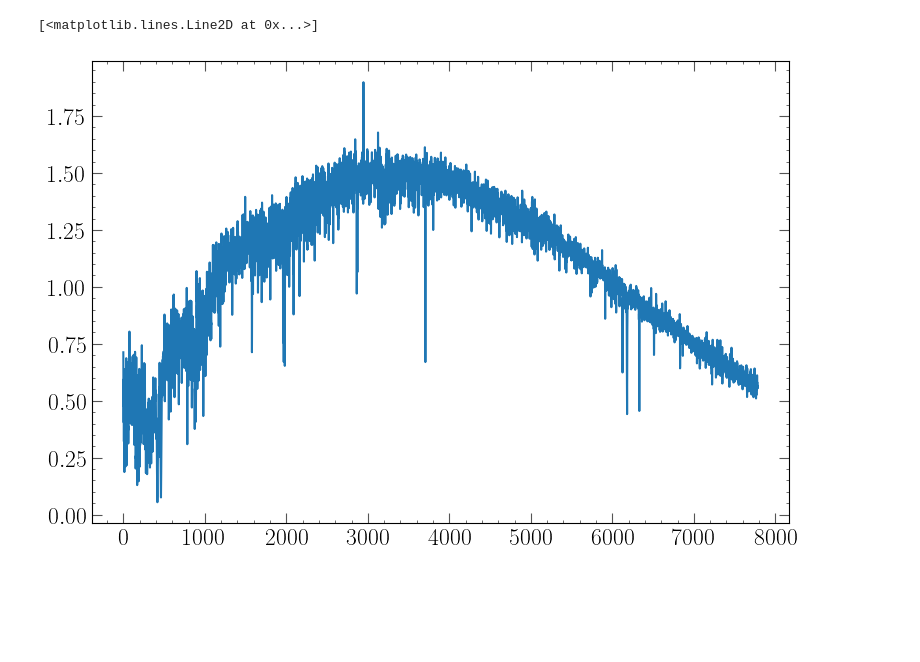
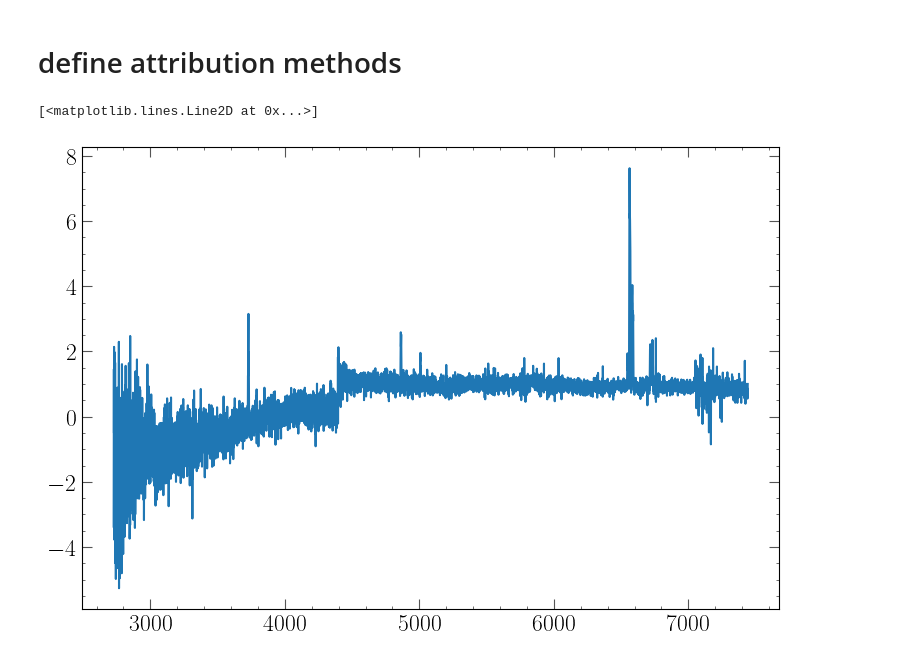
Before and after one commit to al-jshen/imo, a Jupyter notebook: notebooks/attributions.ipynb, the cells around one changed output. Saved outputs shown, nothing was run; the diff lists cells and outputs as text; code cells hidden in the pictures; blank space fills up the shorter version.

```diff
--- a/notebooks/attributions.ipynb
+++ b/notebooks/attributions.ipynb
@@ -73,3 +119,5 @@ metadata = dict(
+# %% [markdown]
+# define attribution methods
 # %%
 ig = IntegratedGradients(model)
 fa = FeatureAblation(model)
@@ -225,8 +286,21 @@ attribution_labels = [
 ]
 # %%
-ix = 13
+ix = 3
 # %%
-plt.plot(spectra[ix].detach().cpu())
+xwave = DESI._wave_obs / (1 + metadata['z'][ix].item())
+
+plt.plot(xwave, spectra[ix].detach().cpu())
+# plt.plot(star_spec[2], c='gray', alpha=0.6, lw=0.4)
+# [plt.plot(xwave, abl[i], c='gray', alpha=0.3) for i in range(8)]
+# plt.xlim(6550, 6600)
+# plt.xlim(3700, 3750)
+# plt.axvline(6564.61)
+# plt.axvline(6567)
+# plt.axvline(6561)
+# plt.ylim(-1.5, 4)
+# plt.axvline(6583)
+# plt.axvline(6585.27)
+# plt.plot(xwave, model.reconstruct(spectra[ix], metadata['z'][ix]).detach().cpu())
 # %% [output]
 [<matplotlib.lines.Line2D at 0x...>]
-[figure, old version]
+[figure, new version]
```
Also changed, not shown: parts of 21 cells of this notebook.
